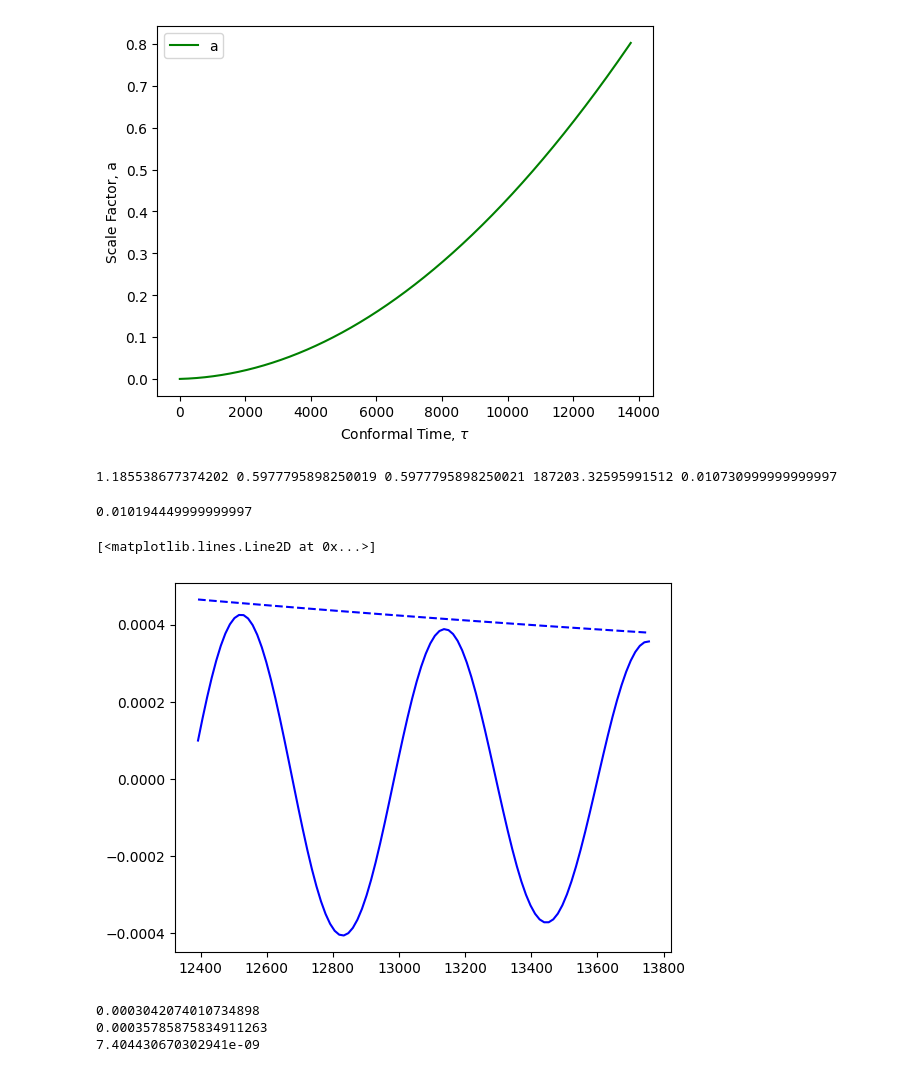
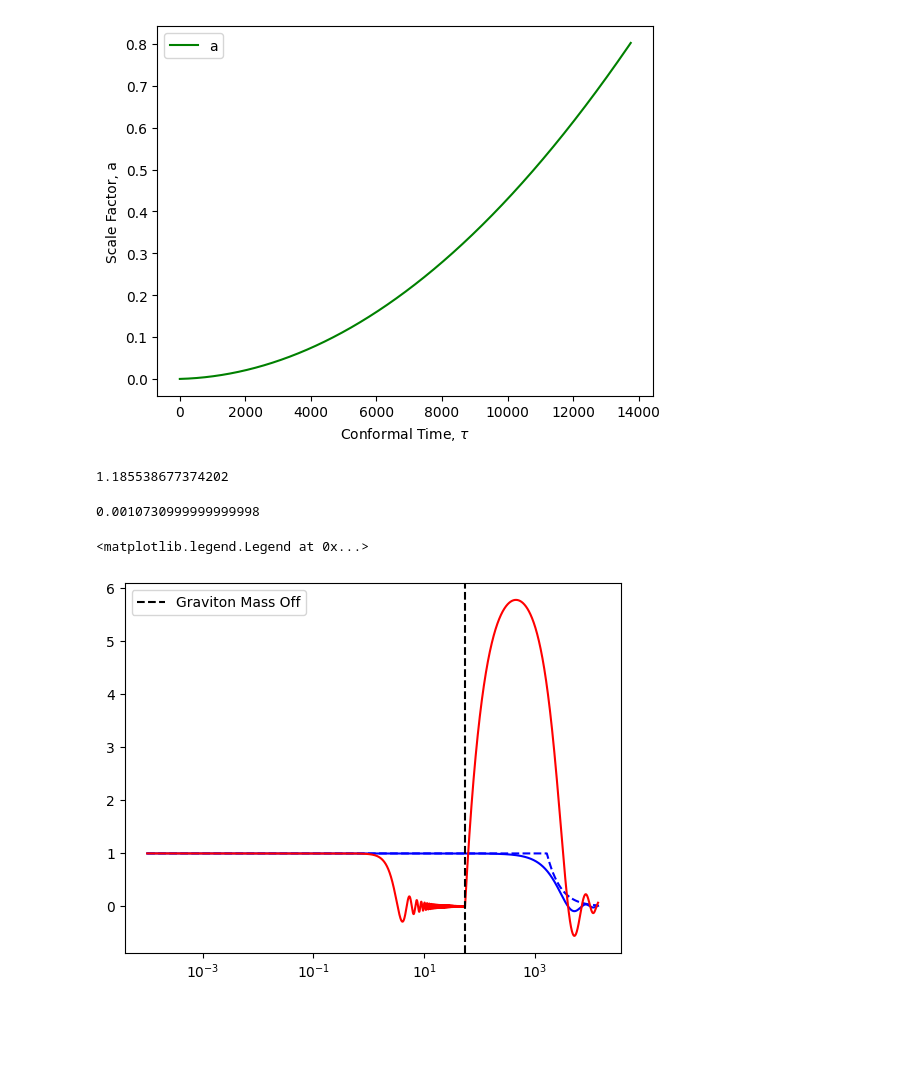
Before and after one commit to V3DK/inflationary-research, a Jupyter notebook: transfer_func_MG.ipynb, the cells around one changed output. Drawn from its saved outputs; the diff is of its cells as text; code cells hidden in the pictures; blank space fills up the shorter version.

Commit message:
transfer function for MG, with step function mass

```diff
--- a/transfer_func_MG.ipynb
+++ b/transfer_func_MG.ipynb
@@ -124,23 +126,23 @@ def GR_hc_H(k): #calc h.c. time for k using curlyH = k
 def GR_hc_H_inv(tau): #calc. k s.t. h.c. time for k is tau
     return curly_H(tau)
 
-#use this for MG
-def MG_hc_H(k): #calc h.c. time for k using H^2 = (k/a)^2 + m_g^2
-    eq = lambda tau: normal_H(tau) - omega(k, tau)
-    return scipy.optimize.fsolve(eq, 0.001)[0]
+# #use this for MG
+# def MG_hc_H(k): #calc h.c. time for k using H^2 = (k/a)^2 + m_g^2
+#     eq = lambda tau: normal_H(tau) - omega(k, tau)
+#     return scipy.optimize.fsolve(eq, 0.001)[0]
 
 # def hc_tau(k): #calc h.c. time for k using k*tau = 1
 #     return (1 / k)
 
 #calculate k_c
-eqk = lambda tau: normal_H(tau) - (math.sqrt(2) * m_g)
-tau_c = scipy.optimize.fsolve(eqk, 0.001)[0]
-k_c = a_RDMD(tau_c) * m_g
-k_c2 = (a_RDMD(tau_c) * normal_H(tau_c)) / math.sqrt(2) #same as above
-k_0 = a_RDMD(tau_0) * m_g
-print(tau_c, k_c, k_c2, k_0, k_eq)
+# eqk = lambda tau: normal_H(tau) - (math.sqrt(2) * m_gr(tau))
+# tau_c = scipy.optimize.fsolve(eqk, 0.001)[0]
+# k_c = a_RDMD(tau_c) * m_g
+# k_c2 = (a_RDMD(tau_c) * normal_H(tau_c)) / math.sqrt(2) #same as above
+# k_0 = a_RDMD(tau_0) * m_g
+# print(tau_c)
 # %% [output]
-1.185538677374202 0.5977795898250019 0.5977795898250021 187203.32595991512 0.010730999999999997
+1.185538677374202
 # %%
 #calculating transfer function
 def GR_transfer_exp(choice, sc, k):
@@ -163,7 +165,7 @@ def GR_derivs(k): #pass in k to use
     return wrapper
 
 def GR_transfer_num(k):
-    taus = np.linspace(0.01, tau_0, 2) #only need 2 points technically lol
+    taus = np.linspace(0.0001, tau_0, 2) #only need 2 points technically lol
     #GR derivs given above, y0 has 1 for init h_k and 0 for h_k'
     sols = scipy.integrate.solve_ivp(GR_derivs(k), t_span = [taus[0], taus[-1]], y0 = [1, 0], t_eval = taus)
     return sols.y[0][-1]
@@ -182,19 +184,19 @@ def MG_derivs(k): #pass in k to use
     def wrapper(tau, y):
         a = y[0]
         b = y[1]
-        return [b, -2 * curly_H(tau) * b - a * (k**2 + (m_g * a_RDMD(tau))**2)]
+        return [b, -2 * curly_H(tau) * b - a * (k**2 + (m_gr(tau) * a_RDMD(tau))**2)]
     return wrapper
 
 def MG_transfer_num(k):
-    taus = np.linspace(0.1, tau_0, 2) #only need 2 points technically lol
+    taus = np.linspace(0.0001, tau_0, 2) #only need 2 points technically lol
     #MG derivs given above, y0 has 1 for init h_k and 0 for h_k'
     sols = scipy.integrate.solve_ivp(MG_derivs(k), t_span = [taus[0], taus[-1]], y0 = [1, 0], t_eval = taus)
     return sols.y[0][-1]
 
-def MG_transfer_num_WKB(k):
-    tau_k = MG_hc_H(k)
-    eq = lambda tau: np.sqrt((omega(k, tau_k) * (a_RDMD(tau_k)**3)) / (omega(k, tau) * (a_RDMD(tau) ** 3)))
-    return 1 if (tau_k > tau_0) else eq(tau_0)
+# def MG_transfer_num_WKB(k):
+#     tau_k = MG_hc_H(k)
+#     eq = lambda tau: np.sqrt((omega(k, tau_k) * (a_RDMD(tau_k)**3)) / (omega(k, tau) * (a_RDMD(tau) ** 3)))
+#     return 1 if (tau_k > tau_0) else eq(tau_0)
 
 
 
@@ -213,11 +215,11 @@ def MG_evol(k, tau_dom):
     sols = scipy.integrate.solve_ivp(MG_derivs(k), t_span = [tau_dom[0], tau_dom[-1]], y0 = [1, 0], t_eval = tau_dom)
     return sols.y[0]
 
-def MG_WKB(k, tau_dom):
-    tau_k = MG_hc_H(k)
-    eq = lambda tau: np.sqrt((omega(k, tau_k) * (a_RDMD(tau_k)**3)) / (omega(k, tau) * (a_RDMD(tau) ** 3)))
-    m = map(lambda tau: 1 if tau < tau_k else eq(tau), tau_dom)
-    return np.array(list(m))
+# def MG_WKB(k, tau_dom):
+#     tau_k = MG_hc_H(k)
+#     eq = lambda tau: np.sqrt((omega(k, tau_k) * (a_RDMD(tau_k)**3)) / (omega(k, tau) * (a_RDMD(tau) ** 3)))
+#     m = map(lambda tau: 1 if tau < tau_k else eq(tau), tau_dom)
+#     return np.array(list(m))
 
 
 
@@ -236,33 +238,25 @@ def extrema(ks, vals):
 # %%
 #plotting h_k for GR and MG
 # m_g = 1e10 * H_0
-k_try = k_eq * 0.95
+k_try = k_eq * 0.1
 print(k_try)
-tau_domain = np.linspace(0.0001, tau_0, 1000)
+# tau_domain = np.linspace(0.0001, tau_0, 10000)
+tau_domain = np.logspace(-4, np.log10(tau_0), 10000)
 
 GR_evol_k = GR_evol(k_try, tau_domain)
 GR_WKB_k = GR_WKB(k_try, tau_domain)
-# MG_evol_k = MG_evol(k_try, tau_domain)
+MG_evol_k = MG_evol(k_try, tau_domain)
 # MG_WKB_k = MG_WKB(k_try, tau_domain)
 
-plt.plot(tau_domain[-100:], GR_evol_k[-100:], "b")
-plt.plot(tau_domain[-100:], GR_WKB_k[-100:], "b--")
-# plt.plot(tau_domain, MG_evol_k, "r")
+plt.semilogx(tau_domain, GR_evol_k, "b")
+plt.semilogx(tau_domain, GR_WKB_k, "b--")
+plt.semilogx(tau_domain, MG_evol_k, "r")
 # plt.plot(tau_domain, MG_WKB_k, "r--")
 
 # plt.axvline(tau_eq, color = "black", linestyle = "dashed", label = "RD-MD Equality")
+plt.axvline(tau_off, color = "black", linestyle = "dashed", label = "Graviton Mass Off")
+plt.legend()
 # %% [output]
-0.010194449999999997
+0.0010730999999999998
-[<matplotlib.lines.Line2D at 0x...>]
+<matplotlib.legend.Legend at 0x...>
-[figure, old version]
+[figure, new version]
-# %%
-# print(GR_WKB_k[-1])
-# print(MG_WKB_k[-1])
-print(GR_transfer_num_WKB(k_try))
-print(GR_transfer_num(k_try))
-print(MG_transfer_num_WKB(k_try))
-# print(MG_transfer_num(k_try))
-# %% [output]
-0.0003042074010734898
-0.00035785875834911263
-7.404430670302941e-09
```
Also changed, not shown: parts of 8 cells of this notebook, 1 other file.
